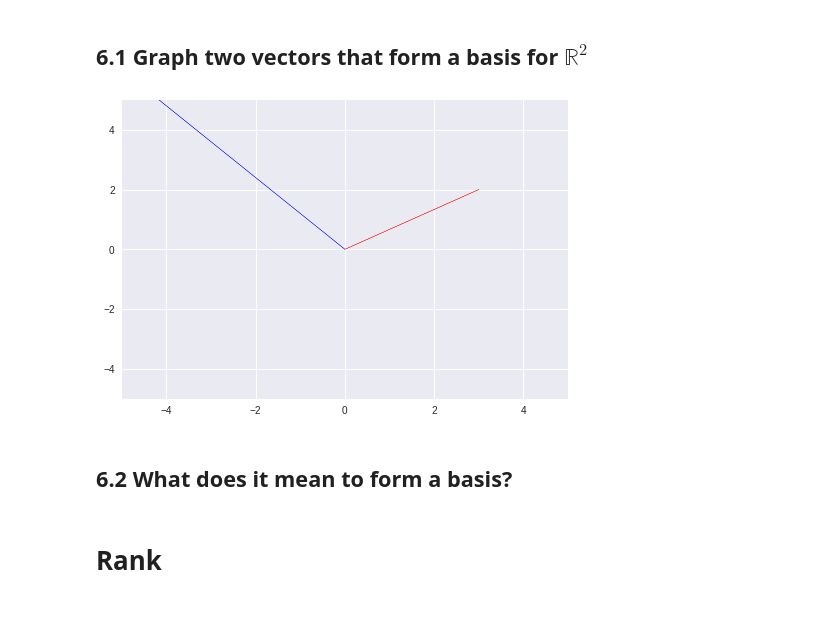
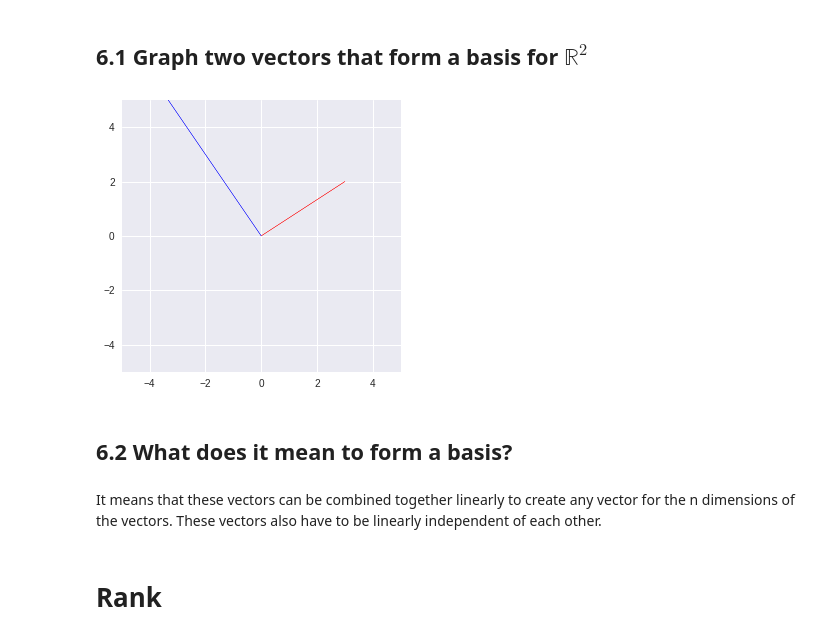
Before and after one commit to bloominstituteoftechnology/DS-Unit-1-Sprint-4-Linear-Algebra, a Jupyter notebook: module2-intermediate-linear-algebra/Intermediate_Linear_Algebra_Assignment.ipynb, the cells around one changed output. Cells and saved outputs as stored; diff of their text form; code cells hidden in the pictures; blank space fills up the shorter version.

```diff
--- a/module2-intermediate-linear-algebra/Intermediate_Linear_Algebra_Assignment.ipynb
+++ b/module2-intermediate-linear-algebra/Intermediate_Linear_Algebra_Assignment.ipynb
@@ -266,19 +264,21 @@ n = \begin{bmatrix} 4 & 8  & 2\end{bmatrix}
 ## 6.1 Graph two vectors that form a basis for $\mathbb{R}^2$
 # %%
 v1 = np.array([3, 2])
-v2 = np.array([-5, 6])
+v2 = np.array([-4, 6])
 
-fig = plt.figure()
+fig = plt.figure(figsize=(5,5))
 ax = fig.add_subplot(111)
 ax.arrow(0,0,v1[0],v1[1],color='r')
 ax.arrow(0,0,v2[0],v2[1],color='b')
 ax.set_xlim([-5.0, 5.0])
 ax.set_ylim([-5.0, 5.0])
 plt.show()
 # %% [output]
-[figure, old version]
+[figure, new version]
 # %% [markdown]
 ## 6.2 What does it mean to form a basis?
+# %% [markdown]
+It means that these vectors can be combined together linearly to create any vector for the n dimensions of the vectors. These vectors also have to be linearly independent of each other.
 # %% [markdown]
 # Rank
 # %% [markdown]
```
Also changed, not shown: parts of 2 cells of this notebook.
